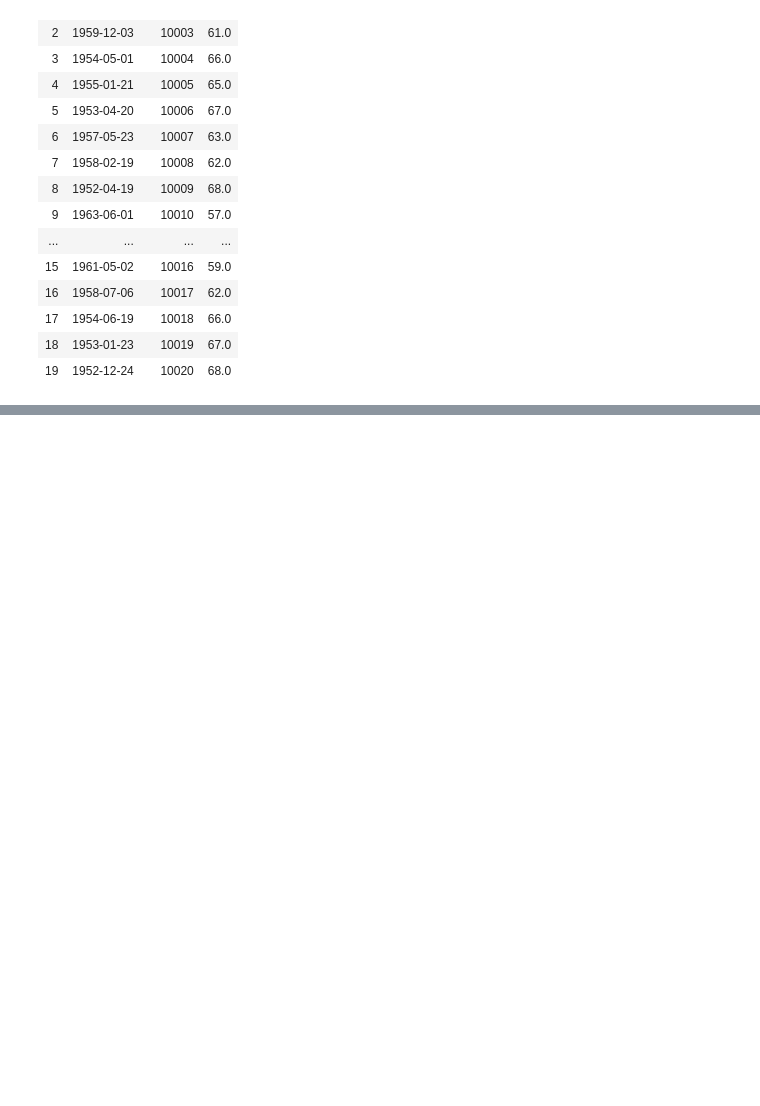
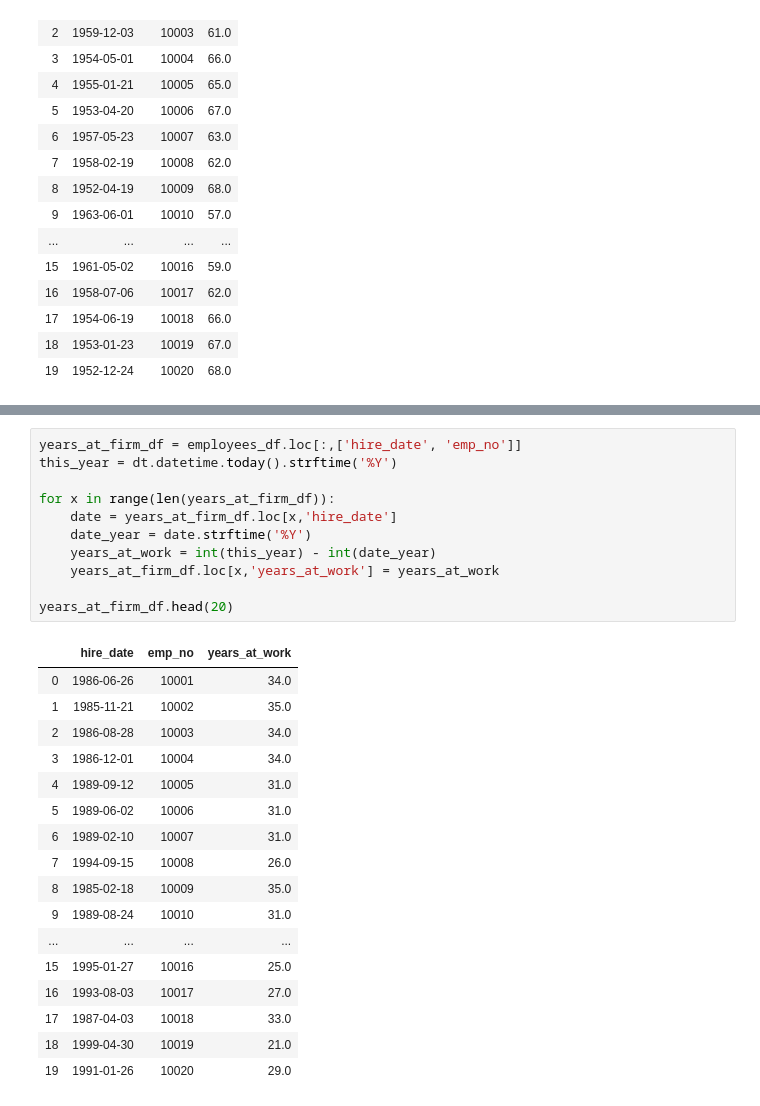
Before and after one commit to camiloibanez/Employee-Payroll-Analysis, a Jupyter notebook: EmployeeSQL/Employee data.ipynb, the cells around one changed output, grey strips where cells are left out. Cells and saved outputs as stored; diff of their text form; blank space fills up the shorter version.

```diff
--- a/EmployeeSQL/Employee data.ipynb
+++ b/EmployeeSQL/Employee data.ipynb
@@ -167 +168,30 @@ Text(0.5, 0, 'Age')
 [figure]
+# %%
+years_at_firm_df = employees_df.loc[:,['hire_date', 'emp_no']]
+this_year = dt.datetime.today().strftime('%Y')
+
+for x in range(len(years_at_firm_df)):
+    date = years_at_firm_df.loc[x,'hire_date']
+    date_year = date.strftime('%Y')
+    years_at_work = int(this_year) - int(date_year)
+    years_at_firm_df.loc[x,'years_at_work'] = years_at_work
+
+years_at_firm_df.head(20)
+# %% [output]
+|  | hire_date | emp_no | years_at_work |
+| 0 | 1986-06-26 | 10001 | 34.0 |
+| 1 | 1985-11-21 | 10002 | 35.0 |
+| 2 | 1986-08-28 | 10003 | 34.0 |
+| 3 | 1986-12-01 | 10004 | 34.0 |
+| 4 | 1989-09-12 | 10005 | 31.0 |
+| 5 | 1989-06-02 | 10006 | 31.0 |
+| 6 | 1989-02-10 | 10007 | 31.0 |
+| 7 | 1994-09-15 | 10008 | 26.0 |
+| 8 | 1985-02-18 | 10009 | 35.0 |
+| 9 | 1989-08-24 | 10010 | 31.0 |
+| ... | ... | ... | ... |
+| 15 | 1995-01-27 | 10016 | 25.0 |
+| 16 | 1993-08-03 | 10017 | 27.0 |
+| 17 | 1987-04-03 | 10018 | 33.0 |
+| 18 | 1999-04-30 | 10019 | 21.0 |
+| 19 | 1991-01-26 | 10020 | 29.0 |
```
Also changed, not shown: parts of 2 cells of this notebook.
